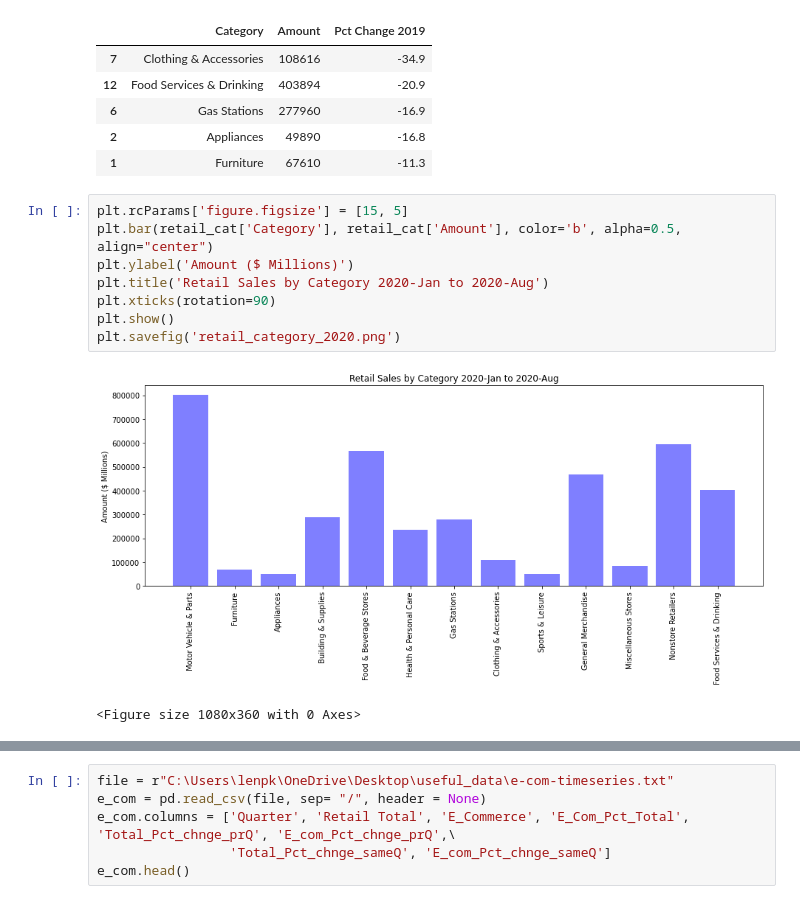
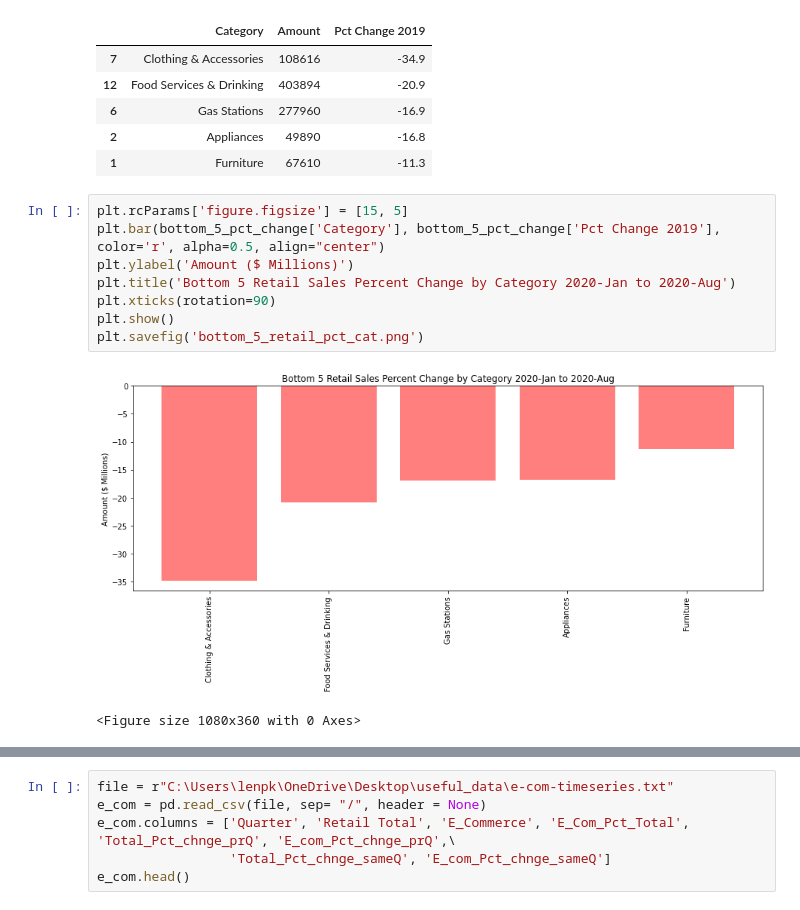
Before and after one commit to LenSin3/Conservatory-cvd19-retail, a Jupyter notebook: covid-retail.ipynb, the cells around one changed output, grey strips where cells are left out. Cells and saved outputs as stored; diff of their text form.

```diff
--- a/covid-retail.ipynb
+++ b/covid-retail.ipynb
@@ -248,12 +354,12 @@ bottom_5_pct_change
 | 1 | Furniture | 67610 | -11.3 |
 # %%
 plt.rcParams['figure.figsize'] = [15, 5]
-plt.bar(retail_cat['Category'], retail_cat['Amount'], color='b', alpha=0.5, align="center")
+plt.bar(bottom_5_pct_change['Category'], bottom_5_pct_change['Pct Change 2019'], color='r', alpha=0.5, align="center")
 plt.ylabel('Amount ($ Millions)')
-plt.title('Retail Sales by Category 2020-Jan to 2020-Aug')
+plt.title('Bottom 5 Retail Sales Percent Change by Category 2020-Jan to 2020-Aug')
 plt.xticks(rotation=90)
 plt.show()
-plt.savefig('retail_category_2020.png')
+plt.savefig('bottom_5_retail_pct_cat.png')
 # %% [output]
-[figure, old version]
+[figure, new version]
 <Figure size 1080x360 with 0 Axes>
```
Also changed, not shown: parts of 33 cells of this notebook, 3 other files.
